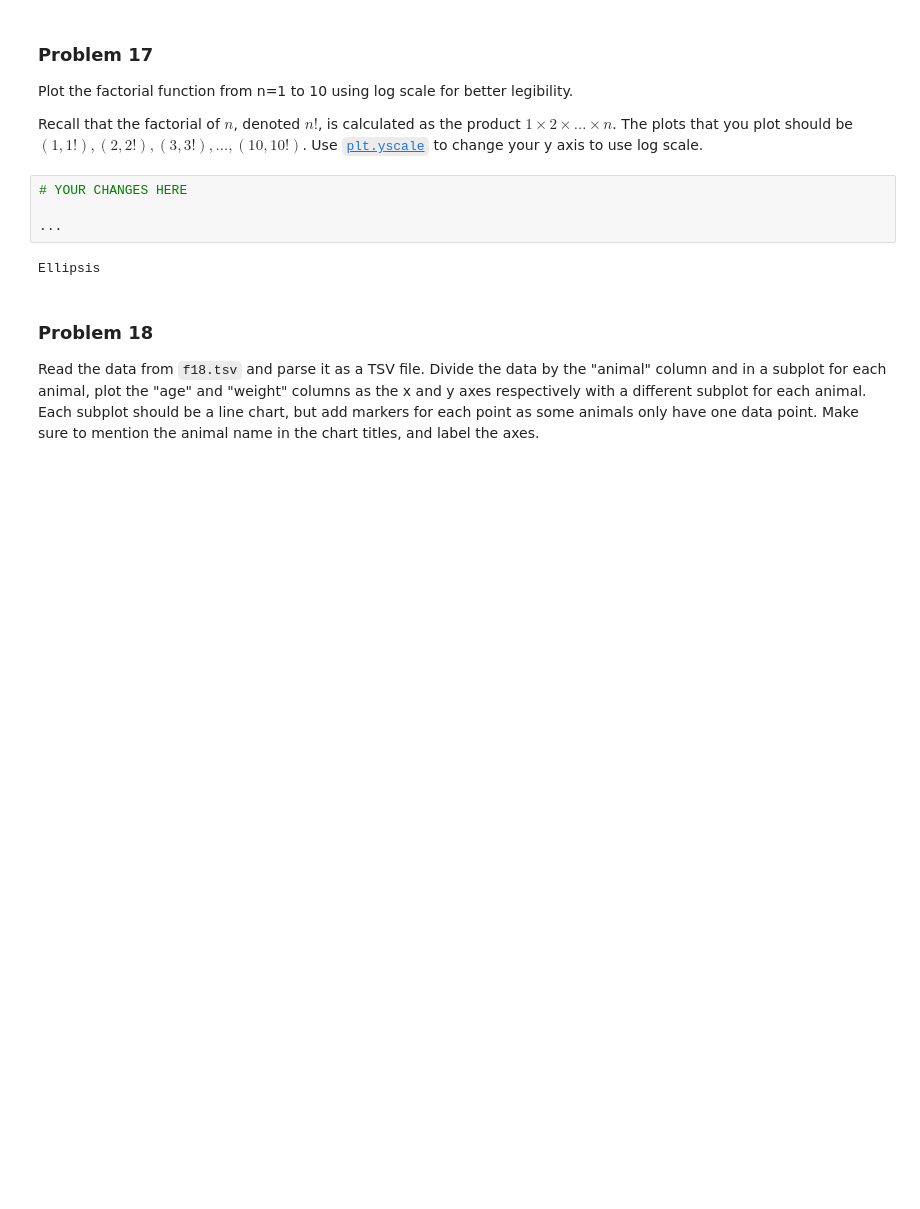
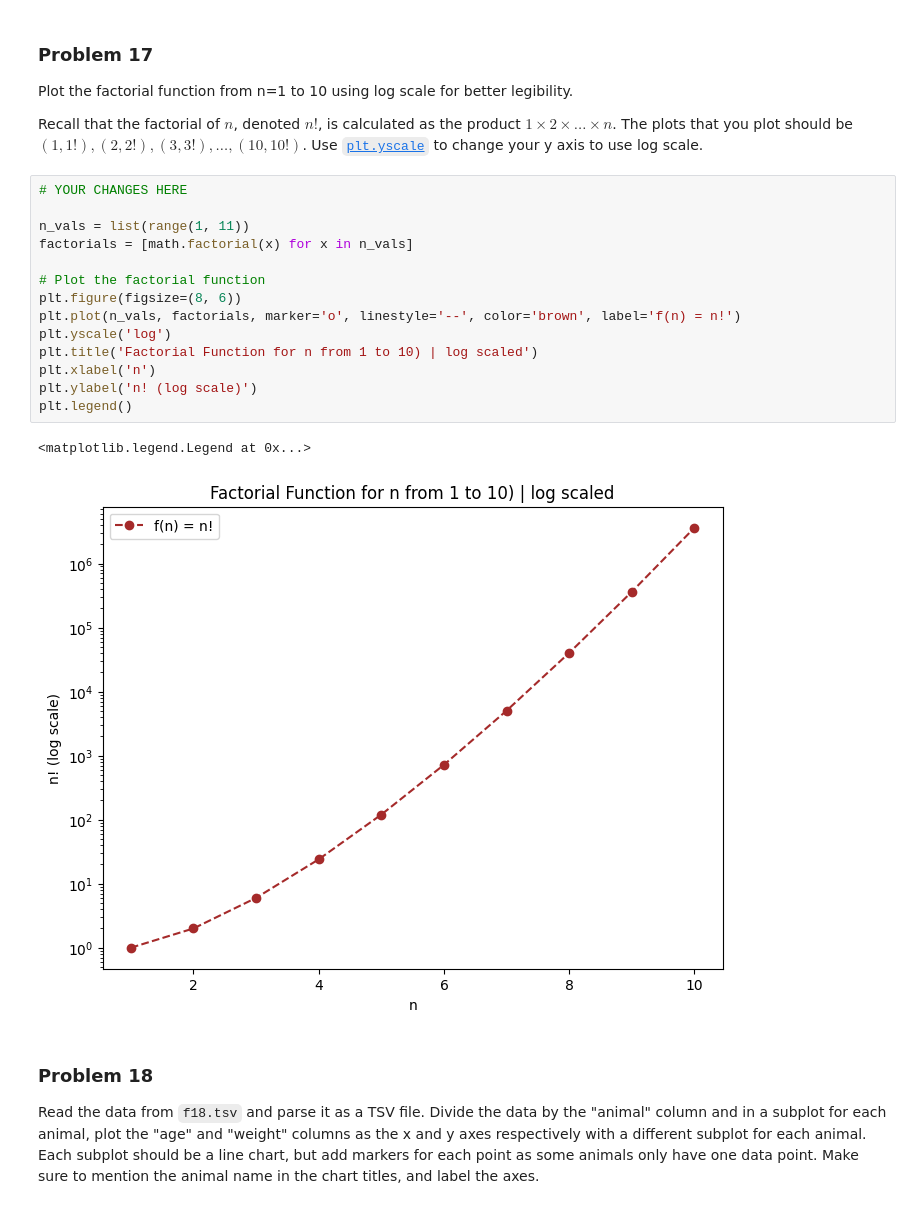
Before and after one commit to jasser-dh/dx602-homework-05, a Jupyter notebook: homework.ipynb, the cells around one changed output. Drawn from its saved outputs; the diff is of its cells as text; blank space fills up the shorter version.

```diff
--- a/homework.ipynb
+++ b/homework.ipynb
@@ -497,12 +502,23 @@ Plot the factorial function from n=1 to 10 using log scale for better legibility
 Recall that the factorial of $n$, denoted $n!$, is calculated as the product $1 \times 2 \times \ldots \times n$.
 The plots that you plot should be $(1, 1!), (2, 2!), (3, 3!), \ldots, (10, 10!)$.
 Use [`plt.yscale`](https://matplotlib.org/stable/api/_as_gen/matplotlib.pyplot.yscale.html) to change your y axis to use log scale.
-# %%
-# YOUR CHANGES HERE
-
-...
-# %% [output]
-Ellipsis
+# %%
+# YOUR CHANGES HERE
+
+n_vals = list(range(1, 11))
+factorials = [math.factorial(x) for x in n_vals]
+
+# Plot the factorial function
+plt.figure(figsize=(8, 6))
+plt.plot(n_vals, factorials, marker='o', linestyle='--', color='brown', label='f(n) = n!')
+plt.yscale('log')
+plt.title('Factorial Function for n from 1 to 10) | log scaled')
+plt.xlabel('n')
+plt.ylabel('n! (log scale)')
+plt.legend()
+# %% [output]
+<matplotlib.legend.Legend at 0x...>
+[figure, added]
 # %% [markdown]
 ### Problem 18
 
```
Also changed, not shown: parts of 4 cells of this notebook.
